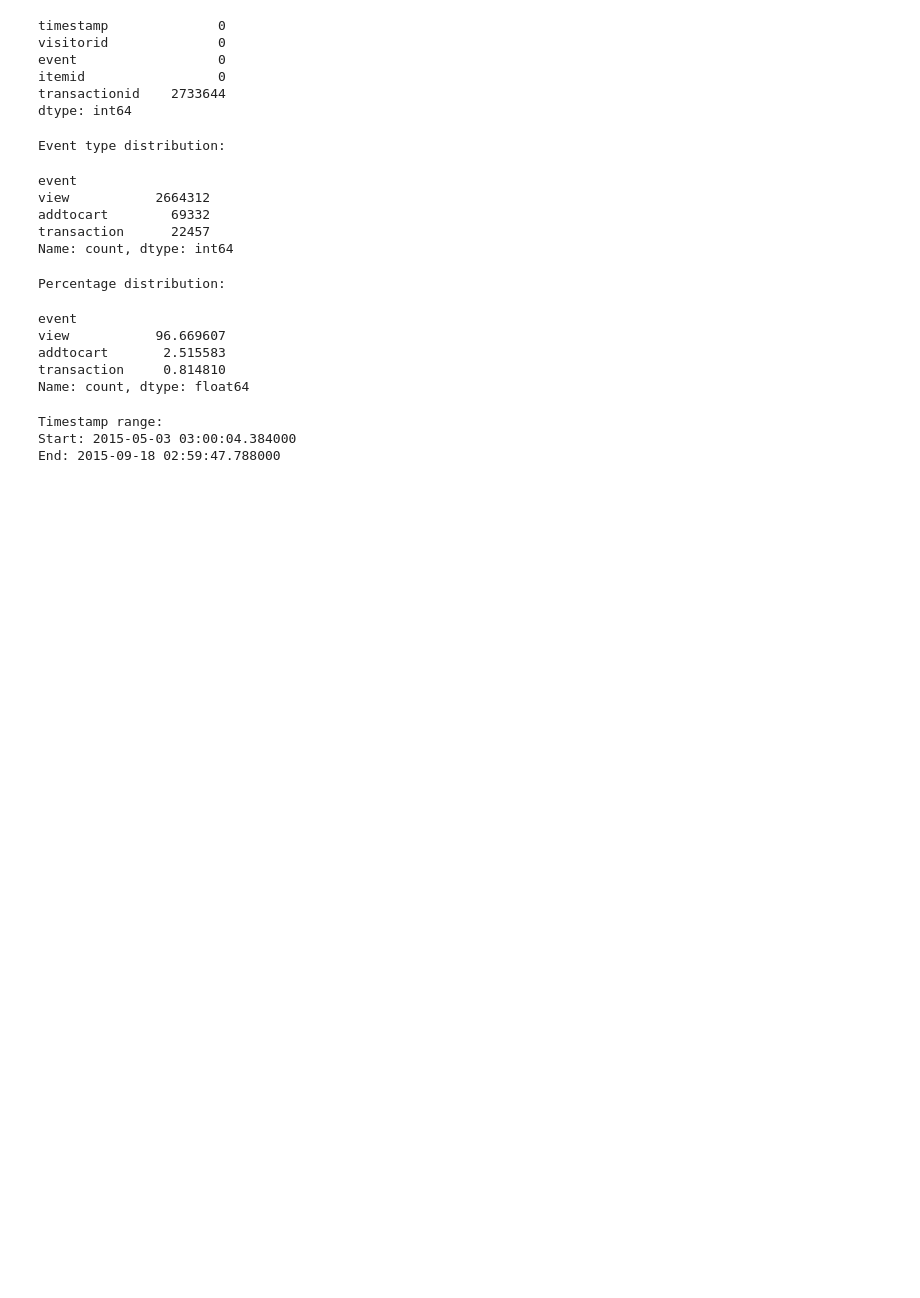
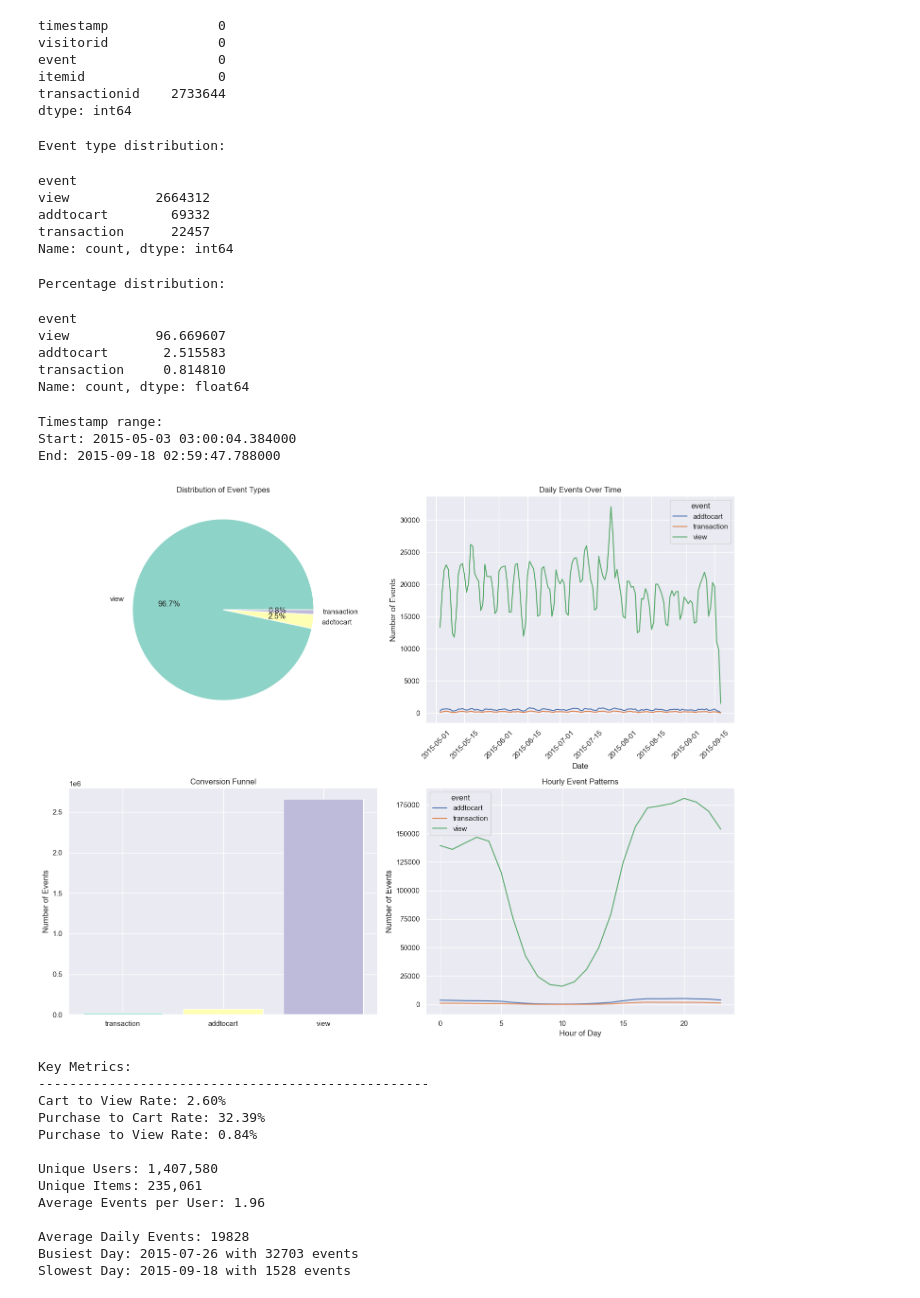
Before and after one commit to 1realbzy/recommendation-system, a Jupyter notebook: notebooks/03_exploratory_data_analysis.ipynb, the cells around one changed output. Cells and saved outputs as stored; diff of their text form; code cells hidden in the pictures; blank space fills up the shorter version.

Commit message:
Update EDA notebook with visualizations and insights

```diff
--- a/notebooks/03_exploratory_data_analysis.ipynb
+++ b/notebooks/03_exploratory_data_analysis.ipynb
@@ -109,3 +109,81 @@ Name: count, dtype: float64
 Timestamp range:
 Start: 2015-05-03 03:00:04.384000
 End: 2015-09-18 02:59:47.788000
+# %%
+# Create visualizations for event distribution and user behavior
+fig, ((ax1, ax2), (ax3, ax4)) = plt.subplots(2, 2, figsize=(15, 12))
+
+# 1. Event Distribution Pie Chart
+event_counts = events_df['event'].value_counts()
+ax1.pie(event_counts, labels=event_counts.index, autopct='%1.1f%%', colors=sns.color_palette('Set3'))
+ax1.set_title('Distribution of Event Types')
+
+# 2. Daily Events Timeline
+daily_events = events_df.groupby([events_df['timestamp'].dt.date, 'event']).size().unstack()
+daily_events.plot(ax=ax2)
+ax2.set_title('Daily Events Over Time')
+ax2.set_xlabel('Date')
+ax2.set_ylabel('Number of Events')
+plt.setp(ax2.xaxis.get_majorticklabels(), rotation=45)
+
+# 3. Conversion Funnel
+funnel_data = event_counts.iloc[::-1]  # Reverse order for funnel
+ax3.bar(range(len(funnel_data)), funnel_data, color=sns.color_palette('Set3'))
+ax3.set_title('Conversion Funnel')
+ax3.set_xticks(range(len(funnel_data)))
+ax3.set_xticklabels(funnel_data.index)
+ax3.set_ylabel('Number of Events')
+
+# 4. Hourly Pattern
+events_df['hour'] = events_df['timestamp'].dt.hour
+hourly_events = events_df.groupby(['hour', 'event']).size().unstack()
+hourly_events.plot(ax=ax4)
+ax4.set_title('Hourly Event Patterns')
+ax4.set_xlabel('Hour of Day')
+ax4.set_ylabel('Number of Events')
+
+plt.tight_layout()
+plt.show()
+
+# Calculate some key metrics
+print("\nKey Metrics:")
+print("-" * 50)
+
+# 1. Conversion Rates
+cart_to_view_rate = (event_counts['addtocart'] / event_counts['view']) * 100
+purchase_to_cart_rate = (event_counts['transaction'] / event_counts['addtocart']) * 100
+purchase_to_view_rate = (event_counts['transaction'] / event_counts['view']) * 100
+
+print(f"Cart to View Rate: {cart_to_view_rate:.2f}%")
+print(f"Purchase to Cart Rate: {purchase_to_cart_rate:.2f}%")
+print(f"Purchase to View Rate: {purchase_to_view_rate:.2f}%")
+
+# 2. User Activity Metrics
+unique_users = events_df['visitorid'].nunique()
+unique_items = events_df['itemid'].nunique()
+avg_events_per_user = len(events_df) / unique_users
+
+print(f"\nUnique Users: {unique_users:,}")
+print(f"Unique Items: {unique_items:,}")
+print(f"Average Events per User: {avg_events_per_user:.2f}")
+
+# 3. Daily Activity
+events_per_day = daily_events.sum(axis=1)
+print(f"\nAverage Daily Events: {events_per_day.mean():.0f}")
+print(f"Busiest Day: {events_per_day.idxmax()} with {events_per_day.max():.0f} events")
+print(f"Slowest Day: {events_per_day.idxmin()} with {events_per_day.min():.0f} events")
+# %% [output]
+[figure, added]
+Key Metrics:
+--------------------------------------------------
+Cart to View Rate: 2.60%
+Purchase to Cart Rate: 32.39%
+Purchase to View Rate: 0.84%
+
+Unique Users: 1,407,580
+Unique Items: 235,061
+Average Events per User: 1.96
+
+Average Daily Events: 19828
+Busiest Day: 2015-07-26 with 32703 events
+Slowest Day: 2015-09-18 with 1528 events
```
Also changed, not shown: parts of 1 cell of this notebook, 1 other file.
